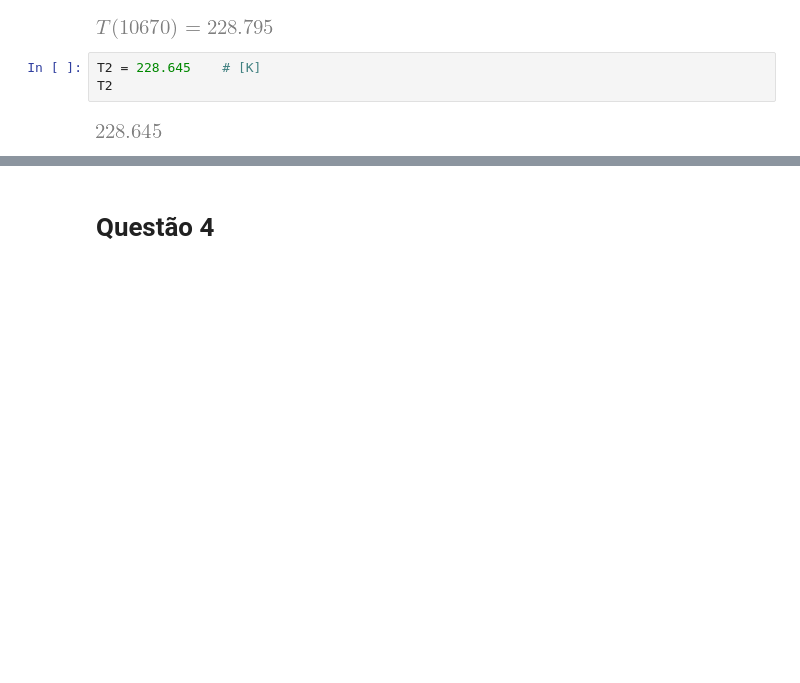
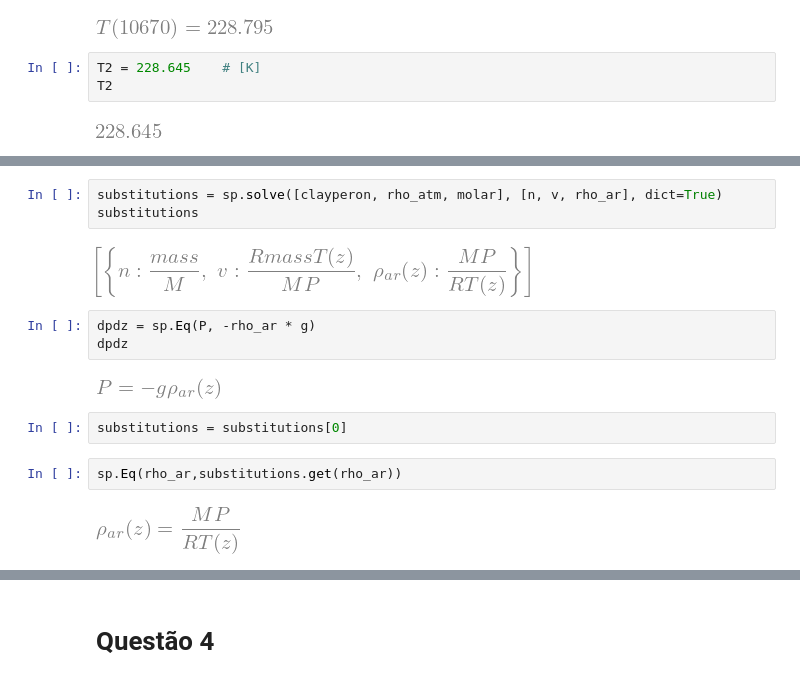
Before and after one commit to ahpqmiranda/ufpa_materiais, a Jupyter notebook: Mecânica dos Fluidos/solucionário prova 1/avaliação p01 solucionário.ipynb, the cells around one changed output, grey strips where cells are left out. Cells and saved outputs as stored; diff of their text form; blank space fills up the shorter version.

```diff
--- a/Mecânica dos Fluidos/solucionário prova 1/avaliação p01 solucionário.ipynb
+++ b/Mecânica dos Fluidos/solucionário prova 1/avaliação p01 solucionário.ipynb
@@ -200,0 +211,16 @@ z
+# %%
+substitutions = sp.solve([clayperon, rho_atm, molar], [n, v, rho_ar], dict=True)
+substitutions
+# %% [output]
+[figure, added]
+# %%
+dpdz = sp.Eq(P, -rho_ar * g)
+dpdz
+# %% [output]
+[figure, added]
+# %%
+substitutions = substitutions[0]
+# %%
+sp.Eq(rho_ar,substitutions.get(rho_ar))
+# %% [output]
+[figure, added]
```
Also changed, not shown: parts of 30 cells of this notebook, 35 other files.
